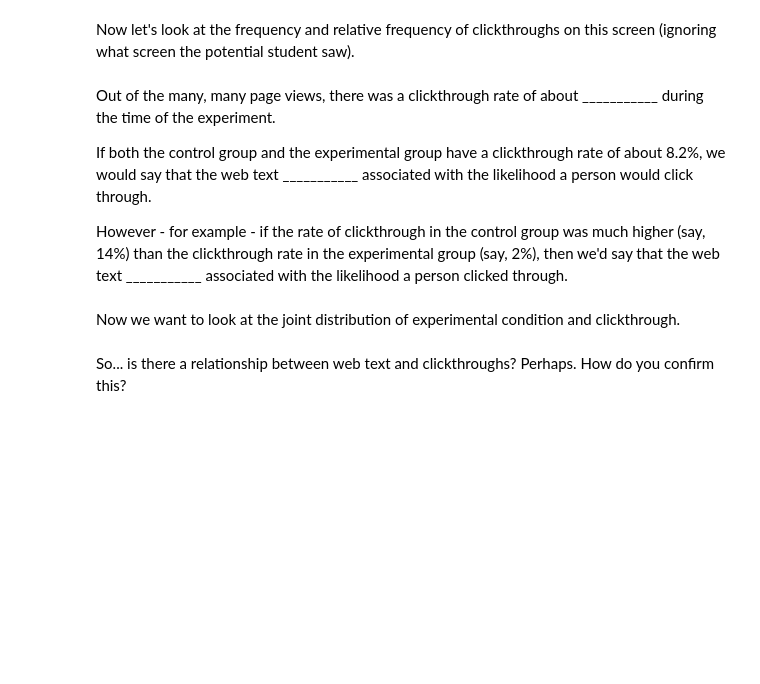
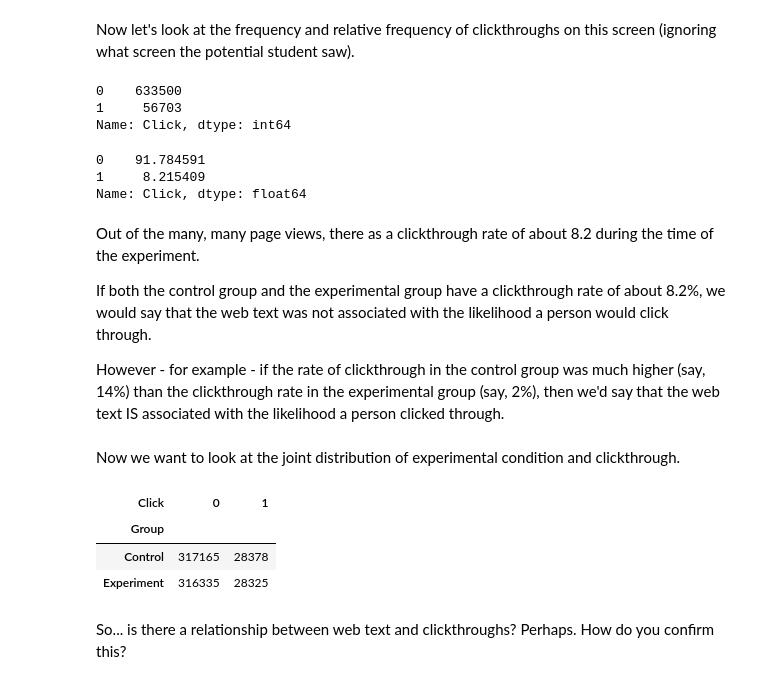
Before and after one commit to sikoh/DS-Statistics, a Jupyter notebook: Hypothesis-Chi-Square/DS_ChiSquareTests_Lecture_Notes.ipynb, the cells around one changed output. Cells and saved outputs as stored; diff of their text form; code cells hidden in the pictures; blank space fills up the shorter version.

```diff
--- a/Hypothesis-Chi-Square/DS_ChiSquareTests_Lecture_Notes.ipynb
+++ b/Hypothesis-Chi-Square/DS_ChiSquareTests_Lecture_Notes.ipynb
@@ -134,14 +147,26 @@ To start, let's look at the frequency and relative frequency of the experimental
 Now let's look at the frequency and relative frequency of clickthroughs on this screen (ignoring what screen the potential student saw).
 # %%
 #Frequency of clicks
+
+ABtest['Click'].value_counts()
+# %% [output]
+0    633500
+1     56703
+Name: Click, dtype: int64
 # %%
 #Relative frequency of click group.  Multiply by 100 to convert from
 #proportions to percents
+
+ABtest['Click'].value_counts(normalize=True)* 100
+# %% [output]
+0    91.784591
+1     8.215409
+Name: Click, dtype: float64
 # %% [markdown]
-Out of the many, many page views, there was a clickthrough rate of about ___________ during the time of the experiment.
+Out of the many, many page views, there as a clickthrough rate of about 8.2 during the time of the experiment.
 
-If both the control group and the experimental group have a clickthrough rate of about 8.2%, we would say that the web text ___________ associated with the likelihood a person would click through.
+If both the control group and the experimental group have a clickthrough rate of about 8.2%, we would say that the web text was not associated with the likelihood a person would click through.
 
-However - for example - if the rate of clickthrough in the control group was much higher (say, 14%) than the clickthrough rate in the experimental group (say, 2%), then we'd say that the web text ___________ associated with the likelihood a person clicked through.
+However - for example - if the rate of clickthrough in the control group was much higher (say, 14%) than the clickthrough rate in the experimental group (say, 2%), then we'd say that the web text IS associated with the likelihood a person clicked through.
 # %% [markdown]
 Now we want to look at the joint distribution of experimental condition and clickthrough.
@@ -150,3 +173,13 @@ Now we want to look at the joint distribution of experimental condition and clic
+# %%
+#Joint distribution
+
+joint = pd.crosstab(index=ABtest['Group'], columns= ABtest['Click'])
+joint
+# %% [output]
+| Click | 0 | 1 |
+| Group |  |  |
+| Control | 317165 | 28378 |
+| Experiment | 316335 | 28325 |
 # %% [markdown]
 So... is there a relationship between web text and clickthroughs? Perhaps. How do you confirm this?
 # %% [markdown]
```
Also changed, not shown: parts of 13 cells of this notebook.
